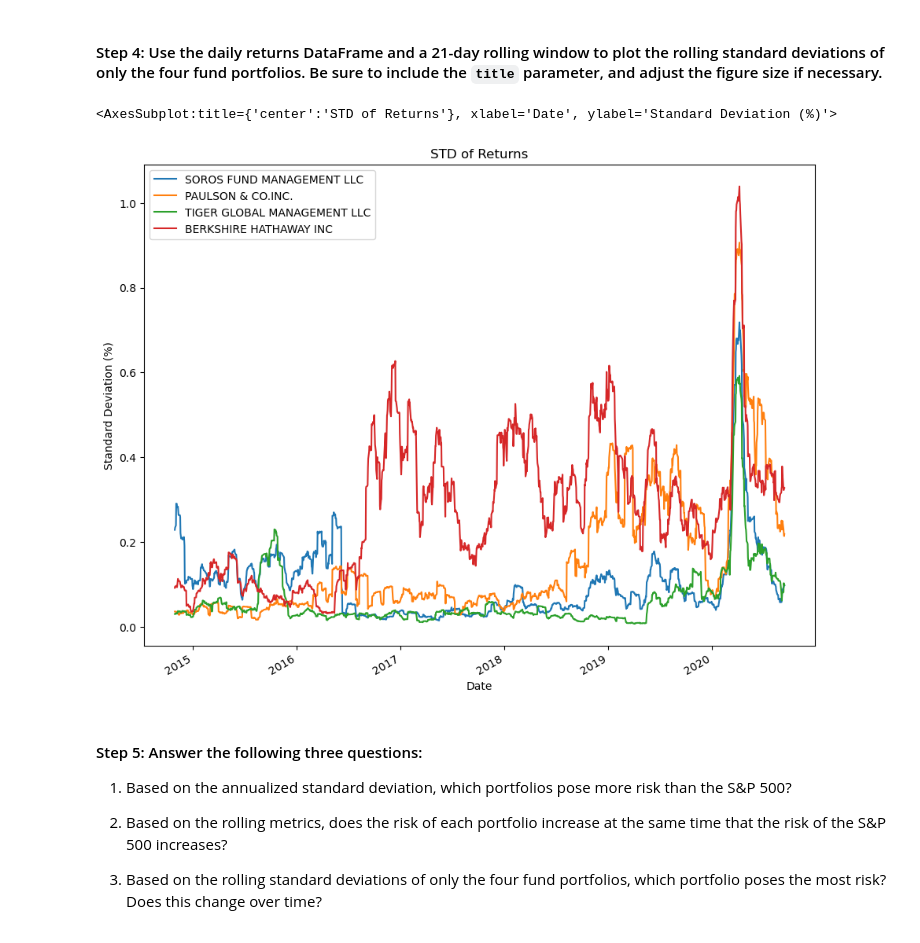
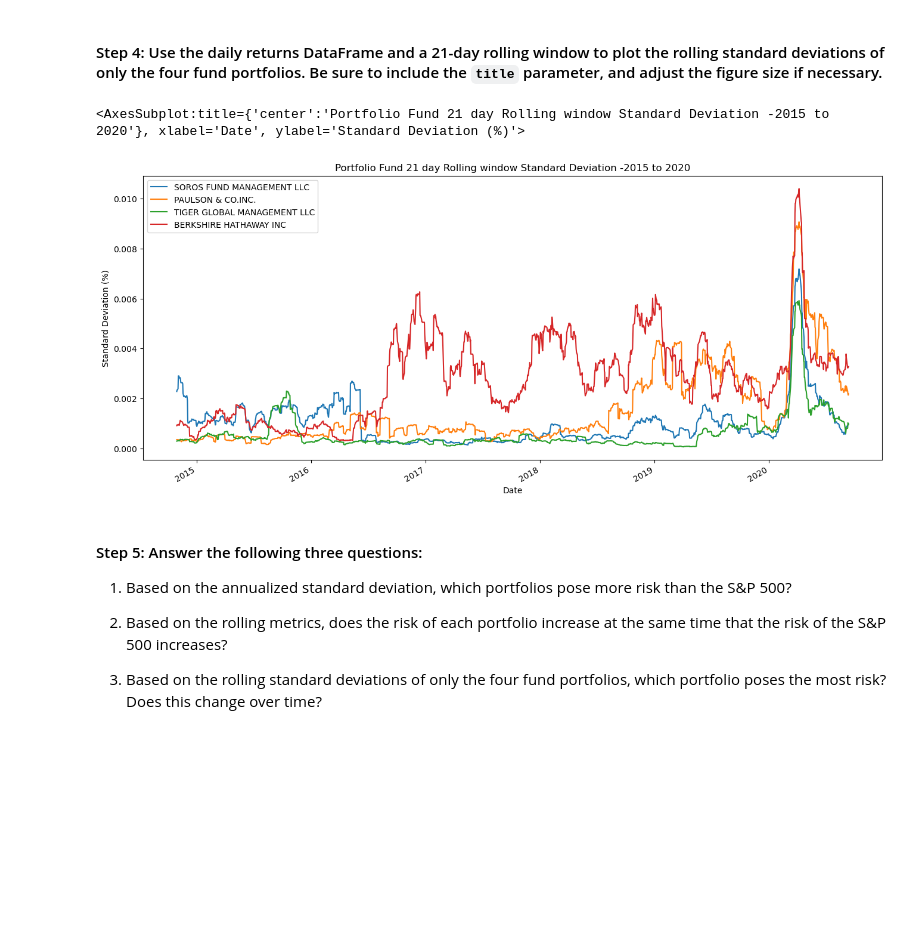
Before and after one commit to malika0410/Quantitative-Analysis-for-Retirement-Portfolio, a Jupyter notebook: risk_return_analysis.ipynb, the cells around one changed output. Cells and saved outputs as stored; diff of their text form; code cells hidden in the pictures; blank space fills up the shorter version.

```diff
--- a/risk_return_analysis.ipynb
+++ b/risk_return_analysis.ipynb
@@ -277,12 +283,13 @@ rolling_Std_21days.plot(xlabel="Date",ylabel= "Standard Deviation (%)",figsize=(
 # %%
 # Using the daily return data and a 21-day rolling window, plot the rolling standard deviation of just the 4 portfolios.
 # Include a title parameter and adjust the figure size
 
-(100*rolling_Std_21days).drop(columns=['S&P 500']).plot(figsize=(11,9),title='STD of Returns',xlabel="Date",
-    ylabel="Standard Deviation (%)")
+four_funds_df.rolling(window=21).std().plot(
+    title="Portfolio Fund 21 day Rolling window Standard Deviation -2015 to 2020",
+figsize=(16,7),xlabel='Date',ylabel='Standard Deviation (%)')
 # %% [output]
-<AxesSubplot:title={'center':'STD of Returns'}, xlabel='Date', ylabel='Standard Deviation (%)'>
+<AxesSubplot:title={'center':'Portfolio Fund 21 day Rolling window Standard Deviation -2015 to 2020'}, xlabel='Date', ylabel='Standard Deviation (%)'>
-[figure, old version]
+[figure, new version]
 # %% [markdown]
 #### Step 5: Answer the following three questions:
 
```
Also changed, not shown: parts of 19 cells of this notebook.
